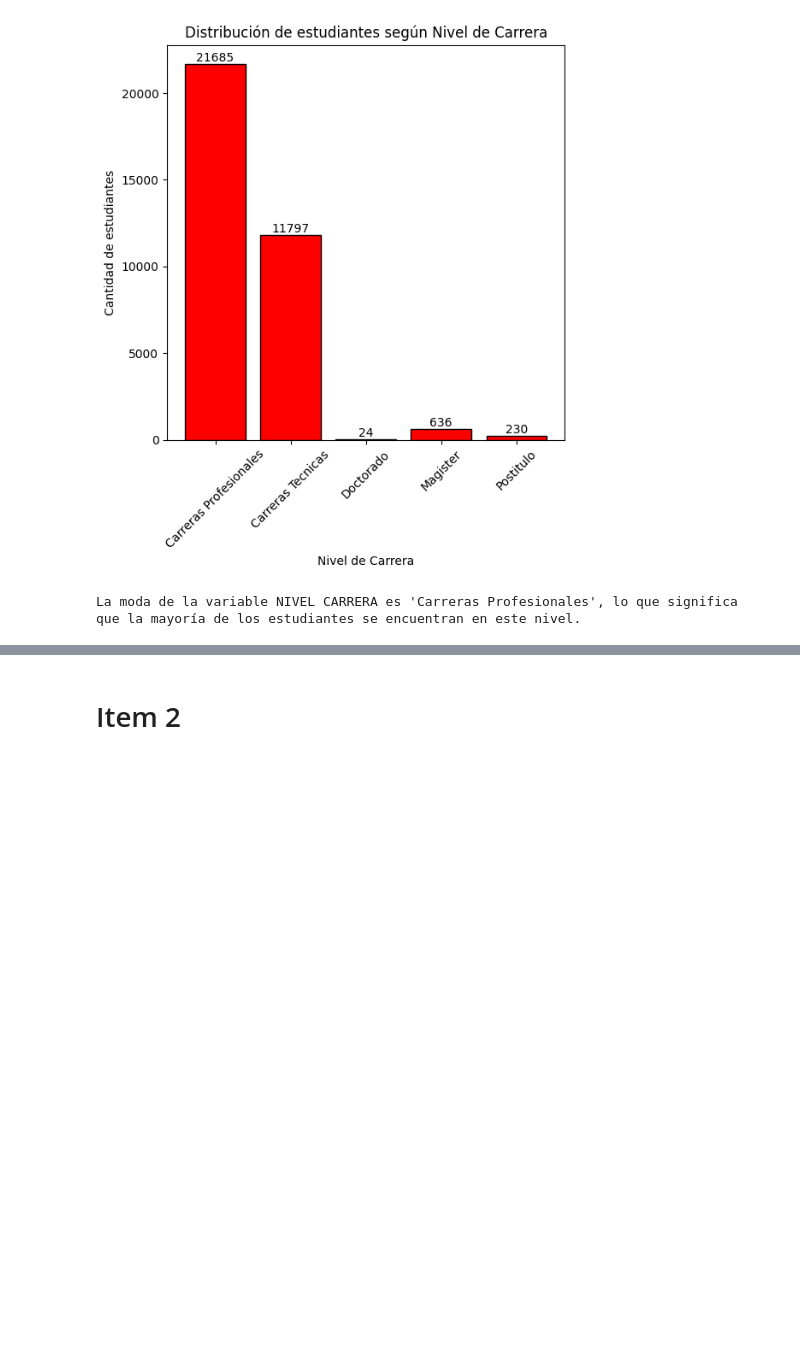
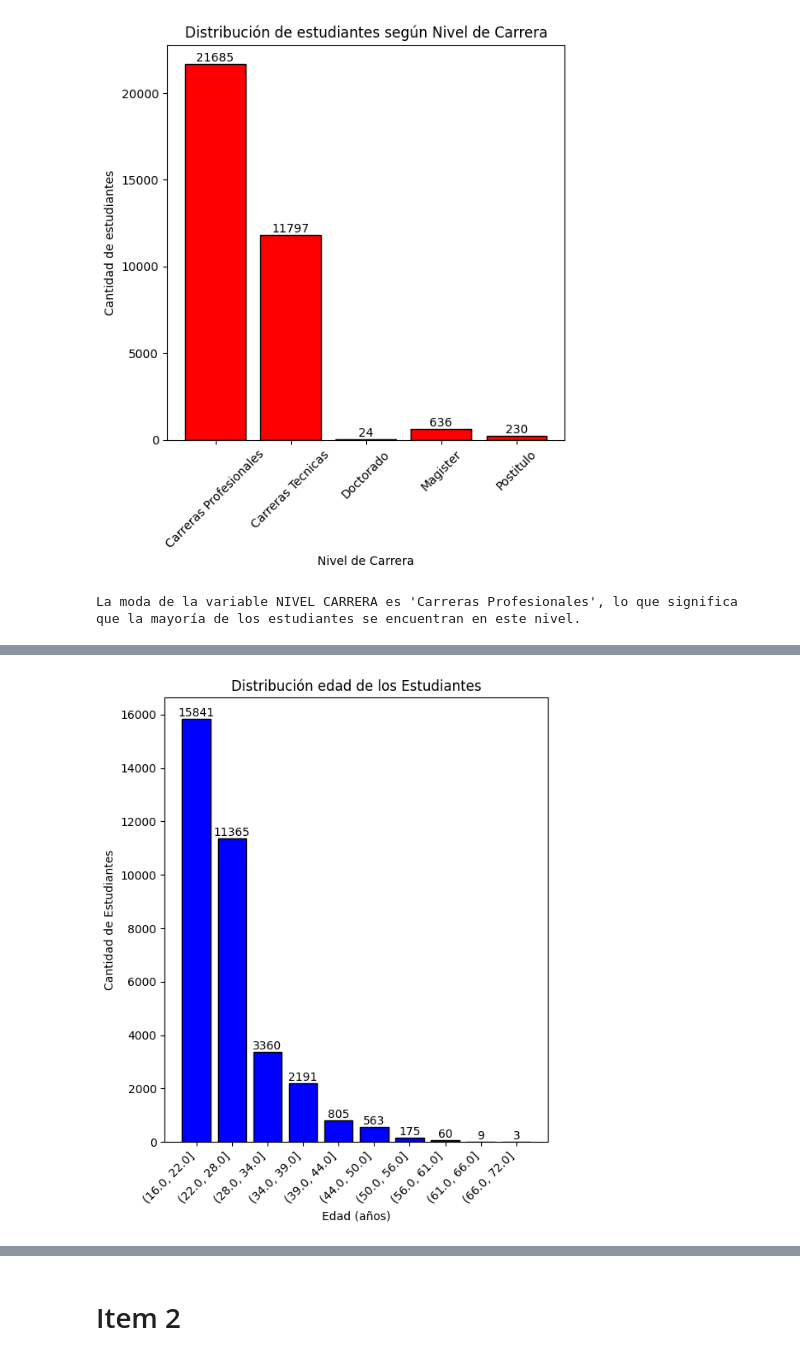
Before and after one commit to viceeeente/Estad-stica-Descriptiva, a Jupyter notebook: Trabajo-Practico/Trabajo_Practico_Instrucciones.ipynb, the cells around one changed output, grey strips where cells are left out. Saved outputs shown, nothing was run; the diff lists cells and outputs as text; code cells hidden in the pictures; blank space fills up the shorter version.

```diff
--- a/Trabajo-Practico/Trabajo_Practico_Instrucciones.ipynb
+++ b/Trabajo-Practico/Trabajo_Practico_Instrucciones.ipynb
@@ -137,9 +131,12 @@ dtype: int64
 # %%
-tabla_frecuencia_edad = pd.DataFrame({
+Matriculas['Intervalos'] = pd.cut(Matriculas['EDAD'], bins=10, include_lowest=True, precision=0)
+intervalos_edad = Matriculas.groupby('Intervalos', observed=True).size()
+
+tabla_edad = pd.DataFrame({
     'Frecuencia absoluta':intervalos_edad,
     'Frecuencia absoluta acumulada':intervalos_edad.cumsum(),
     'Frecuencia relativa (%)': (intervalos_edad/34372 * 100).round(2),
     'Frecuencia relativa acumulada (%)':((intervalos_edad/34372 *100).cumsum()).round(2)
 })
 
-tabla_frecuencia_edad
+tabla_edad
@@ -164,0 +143,19 @@ tabla_frecuencia_edad
+# %%
+import matplotlib.pyplot as plt
+import numpy as np
+
+categorias = tabla_edad.index
+f= tabla_edad['Frecuencia absoluta']
+
+fig, ax = plt.subplots(figsize = (6,7))
+histograma= ax.bar(categorias.astype(str), f, color = 'b', edgecolor = 'black')
+
+
+ax.set_title('Distribución edad de los Estudiantes')
+ax.set_xlabel('Edad (años)')
+ax.set_ylabel('Cantidad de Estudiantes')
+ax.bar_label(histograma)
+plt.xticks(rotation=45, ha = 'right')
+plt.show()
+# %% [output]
+[figure, added]
```
Also changed, not shown: parts of 20 cells of this notebook.
